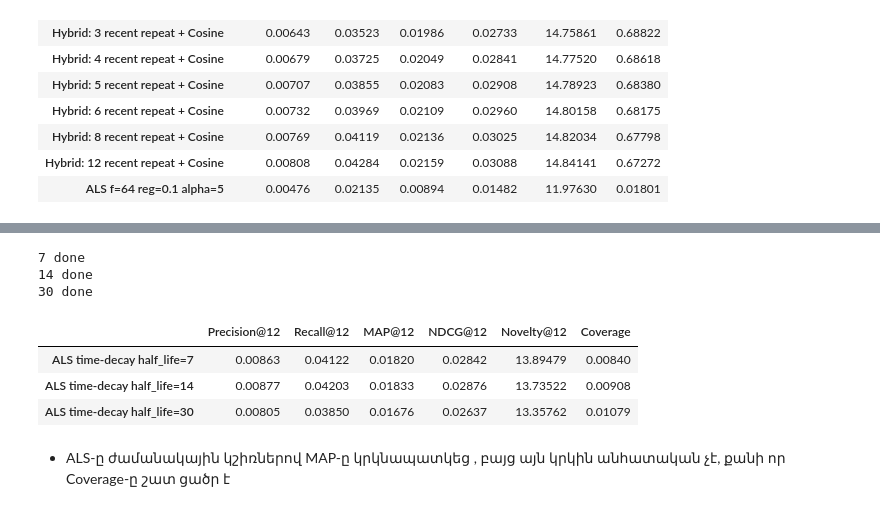
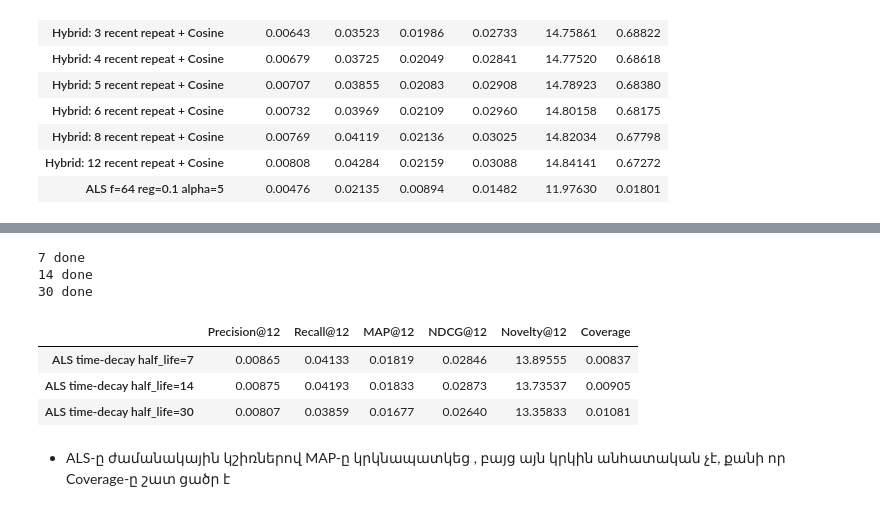
Before and after one commit to parsyan-n/hm-recommendation-project, a Jupyter notebook: validation_experiments.ipynb, the cells around one changed output, grey strips where cells are left out. Cells and saved outputs as stored; diff of their text form; code cells hidden in the pictures.

```diff
--- a/validation_experiments.ipynb
+++ b/validation_experiments.ipynb
@@ -109,3 +130,15 @@ def predict_implicit_model(model, val_df, k=12):
         predictions[c_id] = (recs + fill)[:k]
 
     return predictions, actuals_dict
+# %%
+# Մոդելի աշխատանքը գնահատելու համար
+
+total_catalog_items = articles['article_id'].nunique()
+sales_series = train['article_id'].value_counts()
+
+total_sales = len(train)
+max_novelty = -np.log2(1 / total_sales)  # ամենահազվադեպ վաճառվածի novelty-ն
+
+novelty_dict = (
+    (-np.log2(sales_series / total_sales)).to_dict()
+)
@@ -205,11 +243,12 @@ for n_repeat in [2, 3, 4, 5, 6, 8, 12]:
         hybrid_preds[c_id] = (repeat + fill)[:12]
 
     model_results[f'Hybrid: {n_repeat} recent repeat + Cosine'] = evaluate(
-        hybrid_preds, actuals_dict, total_catalog_items, novelty_dict, k=12)
+        hybrid_preds, actuals_dict, total_catalog_items, novelty_dict,max_novelty, k=12)
     print(n_repeat, 'done')
 
 
-
+names_to_drop = [f'Hybrid: {n} recent repeat + Cosine' for n in [2, 3, 4, 5, 6, 8, 12]]
+val_results = val_results.drop(index=names_to_drop, errors='ignore')
 val_results = pd.concat([val_results, pd.DataFrame(model_results).T])
 val_results.to_csv('results/val_results.csv')
 val_results.round(5)
@@ -268,7 +313,7 @@ for f, r, a in itertools.product(grid['factors'], grid['regularization'], grid['
     model.fit(als_matrix, show_progress=False)
 
     preds, actuals_dict = predict_implicit_model(model, val, k=12)
-    metrics = evaluate(preds, actuals_dict, total_catalog_items, novelty_dict, k=12)
+    metrics = evaluate(preds, actuals_dict, total_catalog_items, novelty_dict,max_novelty, k=12)
     metrics['minutes'] = round((time.time() - t0) / 60, 1)
 
     grid_results[name] = metrics
@@ -328,39 +383,35 @@ Best ALS: ALS f=64 reg=0.1 alpha=5
 # %%
-#==================================================================================
-#                 ALS with time-decay weights
-#==================================================================================
-
 
 age_days = (train['t_dat'].max() - train['t_dat']).dt.days
 
 decay_results = {}
 for half_life in [7, 14, 30]:
     w = 0.5 ** (age_days / half_life)
     ui = (train.assign(w=w)
             .groupby(['user_idx', 'item_idx'])['w'].sum()
             .reset_index())
 
     decay_matrix = csr_matrix(
         (ui['w'].values.astype(np.float32), (ui['user_idx'].values, ui['item_idx'].values)),
         shape=(n_users, n_items))
 
-    model = AlternatingLeastSquares(factors=64, regularization=0.01, alpha=5,
+    model = AlternatingLeastSquares(factors=64, regularization=0.1, alpha=5,
                                     iterations=15, random_state=42)
     model.fit(decay_matrix, show_progress=False)
 
     preds, actuals_dict = predict_implicit_model(model, val, k=12)
     decay_results[f'ALS time-decay half_life={half_life}'] = evaluate(
-        preds, actuals_dict, total_catalog_items, novelty_dict, k=12)
+        preds, actuals_dict, total_catalog_items, novelty_dict,max_novelty,k=12)
     print(half_life, 'done')
 
 pd.DataFrame(decay_results).T.round(5)
 # %% [output]
 7 done
 14 done
 30 done
 |  | Precision@12 | Recall@12 | MAP@12 | NDCG@12 | Novelty@12 | Coverage |
-| ALS time-decay half_life=7 | 0.00863 | 0.04122 | 0.01820 | 0.02842 | 13.89479 | 0.00840 |
-| ALS time-decay half_life=14 | 0.00877 | 0.04203 | 0.01833 | 0.02876 | 13.73522 | 0.00908 |
-| ALS time-decay half_life=30 | 0.00805 | 0.03850 | 0.01676 | 0.02637 | 13.35762 | 0.01079 |
+| ALS time-decay half_life=7 | 0.00865 | 0.04133 | 0.01819 | 0.02846 | 13.89555 | 0.00837 |
+| ALS time-decay half_life=14 | 0.00875 | 0.04193 | 0.01833 | 0.02873 | 13.73537 | 0.00905 |
+| ALS time-decay half_life=30 | 0.00807 | 0.03859 | 0.01677 | 0.02640 | 13.35833 | 0.01081 |
 # %% [markdown]
 * ALS-ը ժամանակային կշիռներով MAP-ը կրկնապատկեց , բայց այն կրկին անհատական չէ, քանի որ Coverage-ը շատ ցածր է
```
Also changed, not shown: parts of 21 cells of this notebook.
